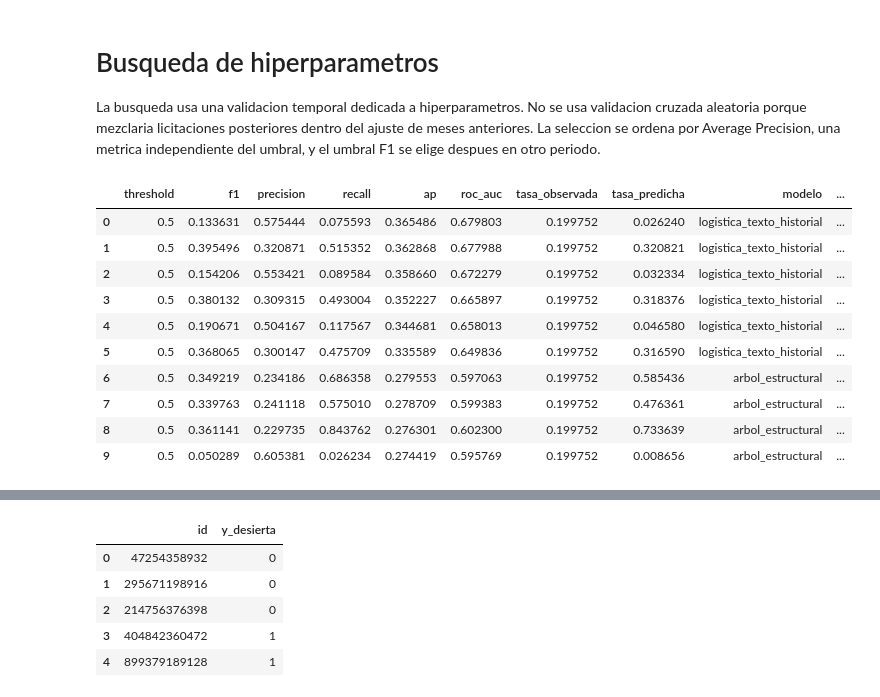
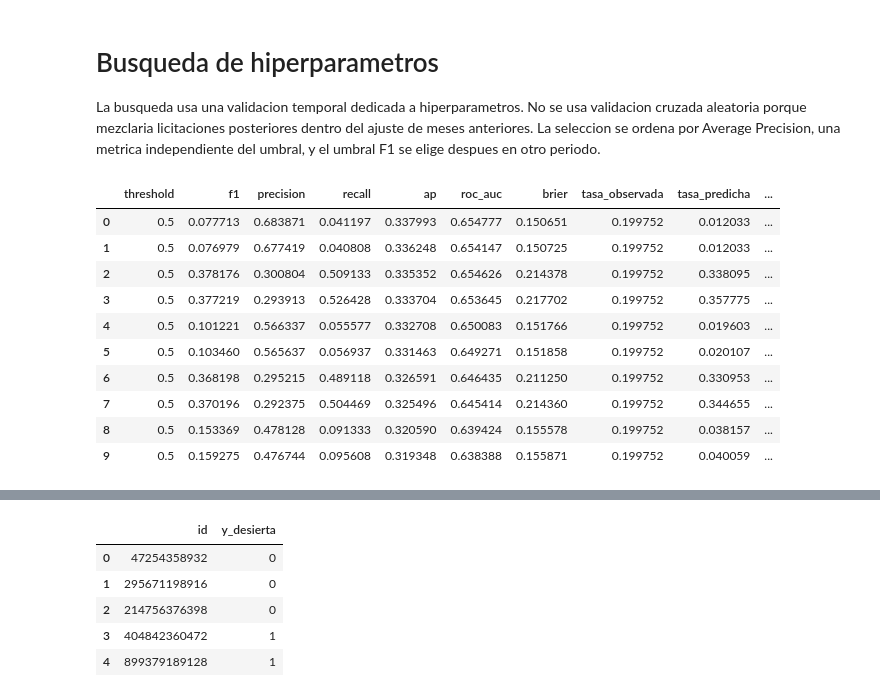
Before and after one commit to EduardoPerezMir/Tarea-2-ML, a Jupyter notebook: Pregunta2.ipynb, the cells around one changed output, grey strips where cells are left out. Saved outputs shown, nothing was run; the diff lists cells and outputs as text; code cells hidden in the pictures.

```diff
--- a/Pregunta2.ipynb
+++ b/Pregunta2.ipynb
@@ -604,6 +658,7 @@ def metricas_con_umbral(y_true, proba, threshold=0.5):
         "recall": recall_score(y_true, pred, zero_division=0),
         "ap": average_precision_score(y_true, proba),
         "roc_auc": roc_auc_score(y_true, proba),
+        "brier": brier_score_loss(y_true, proba),
         "tasa_observada": y_true.mean(),
         "tasa_predicha": pred.mean(),
         "matriz_confusion": confusion_matrix(y_true, pred)
@@ -650,11 +705,11 @@ modelos_base = {
         ("pre", preprocesamiento_estructural),
         ("clf", clasificador_logistico())
     ]),
-    "logistica_texto_sin_historial": Pipeline([
+    "logistica_texto_sin_conteos": Pipeline([
         ("pre", preprocesamiento_sin_historial),
         ("clf", clasificador_logistico())
     ]),
-    "logistica_texto_historial": Pipeline([
+    "logistica_texto_conteos": Pipeline([
         ("pre", preprocesamiento_full),
         ("clf", clasificador_logistico())
     ])
@@ -684,59 +739,73 @@ tabla_base
 La busqueda usa una validacion temporal dedicada a hiperparametros. No se usa validacion cruzada aleatoria porque mezclaria licitaciones posteriores dentro del ajuste de meses anteriores. La seleccion se ordena por Average Precision, una metrica independiente del umbral, y el umbral F1 se elige despues en otro periodo.
 # %%
 grillas = {
+    "logistica_estructural": {
+        "modelo": modelos_base["logistica_estructural"],
+        "params": {
+            "clf__C": [0.3, 1.0, 3.0],
+            "clf__class_weight": [None, "balanced"]
+        }
+    },
+    "logistica_texto_sin_conteos": {
+        "modelo": modelos_base["logistica_texto_sin_conteos"],
+        "params": {
+            "clf__C": [0.3, 1.0, 3.0],
+            "clf__class_weight": [None, "balanced"]
+        }
+    },
+    "logistica_texto_conteos": {
+        "modelo": modelos_base["logistica_texto_conteos"],
+        "params": {
+            "clf__C": [0.3, 1.0, 3.0],
+            "clf__class_weight": [None, "balanced"]
+        }
+    },
     "arbol_estructural": {
         "modelo": modelos_base["arbol_estructural"],
         "params": {
             "clf__max_depth": [6, 10, 14, 18],
             "clf__min_samples_leaf": [50, 100, 200],
-            "clf__class_weight": [None, "balanced"]
-        }
-    },
-    "logistica_texto_historial": {
-        "modelo": modelos_base["logistica_texto_historial"],
-        "params": {
-            "clf__C": [0.3, 1.0, 3.0],
             "clf__class_weight": [None, "balanced"]
         }
     }
 }
 
 resultados_busqueda = []
 
 for nombre, spec in grillas.items():
     for params in ParameterGrid(spec["params"]):
         candidato = clone(spec["modelo"]).set_params(**params)
         resultado = evaluar_pipeline(
             nombre,
             candidato,
             X_train_modelos,
             y_train_modelos,
             X_val_hparam,
             y_val_hparam
         )
         resultado["params"] = params
         resultados_busqueda.append(resultado)
 
 tabla_busqueda = (
     pd.DataFrame(resultados_busqueda)
     .drop(columns=["pipeline", "matriz_confusion"])
     .sort_values("ap", ascending=False)
     .reset_index(drop=True)
 )
 
 tabla_busqueda.head(10)
 # %% [output]
-|  | threshold | f1 | precision | recall | ap | roc_auc | tasa_observada | tasa_predicha | modelo | ... |
-| 0 | 0.5 | 0.133631 | 0.575444 | 0.075593 | 0.365486 | 0.679803 | 0.199752 | 0.026240 | logistica_texto_historial | ... |
-| 1 | 0.5 | 0.395496 | 0.320871 | 0.515352 | 0.362868 | 0.677988 | 0.199752 | 0.320821 | logistica_texto_historial | ... |
-| 2 | 0.5 | 0.154206 | 0.553421 | 0.089584 | 0.358660 | 0.672279 | 0.199752 | 0.032334 | logistica_texto_historial | ... |
-| 3 | 0.5 | 0.380132 | 0.309315 | 0.493004 | 0.352227 | 0.665897 | 0.199752 | 0.318376 | logistica_texto_historial | ... |
-| 4 | 0.5 | 0.190671 | 0.504167 | 0.117567 | 0.344681 | 0.658013 | 0.199752 | 0.046580 | logistica_texto_historial | ... |
-| 5 | 0.5 | 0.368065 | 0.300147 | 0.475709 | 0.335589 | 0.649836 | 0.199752 | 0.316590 | logistica_texto_historial | ... |
-| 6 | 0.5 | 0.349219 | 0.234186 | 0.686358 | 0.279553 | 0.597063 | 0.199752 | 0.585436 | arbol_estructural | ... |
-| 7 | 0.5 | 0.339763 | 0.241118 | 0.575010 | 0.278709 | 0.599383 | 0.199752 | 0.476361 | arbol_estructural | ... |
-| 8 | 0.5 | 0.361141 | 0.229735 | 0.843762 | 0.276301 | 0.602300 | 0.199752 | 0.733639 | arbol_estructural | ... |
-| 9 | 0.5 | 0.050289 | 0.605381 | 0.026234 | 0.274419 | 0.595769 | 0.199752 | 0.008656 | arbol_estructural | ... |
+|  | threshold | f1 | precision | recall | ap | roc_auc | brier | tasa_observada | tasa_predicha | ... |
+| 0 | 0.5 | 0.077713 | 0.683871 | 0.041197 | 0.337993 | 0.654777 | 0.150651 | 0.199752 | 0.012033 | ... |
+| 1 | 0.5 | 0.076979 | 0.677419 | 0.040808 | 0.336248 | 0.654147 | 0.150725 | 0.199752 | 0.012033 | ... |
+| 2 | 0.5 | 0.378176 | 0.300804 | 0.509133 | 0.335352 | 0.654626 | 0.214378 | 0.199752 | 0.338095 | ... |
+| 3 | 0.5 | 0.377219 | 0.293913 | 0.526428 | 0.333704 | 0.653645 | 0.217702 | 0.199752 | 0.357775 | ... |
+| 4 | 0.5 | 0.101221 | 0.566337 | 0.055577 | 0.332708 | 0.650083 | 0.151766 | 0.199752 | 0.019603 | ... |
+| 5 | 0.5 | 0.103460 | 0.565637 | 0.056937 | 0.331463 | 0.649271 | 0.151858 | 0.199752 | 0.020107 | ... |
+| 6 | 0.5 | 0.368198 | 0.295215 | 0.489118 | 0.326591 | 0.646435 | 0.211250 | 0.199752 | 0.330953 | ... |
+| 7 | 0.5 | 0.370196 | 0.292375 | 0.504469 | 0.325496 | 0.645414 | 0.214360 | 0.199752 | 0.344655 | ... |
+| 8 | 0.5 | 0.153369 | 0.478128 | 0.091333 | 0.320590 | 0.639424 | 0.155578 | 0.199752 | 0.038157 | ... |
+| 9 | 0.5 | 0.159275 | 0.476744 | 0.095608 | 0.319348 | 0.638388 | 0.155871 | 0.199752 | 0.040059 | ... |
 # %%
 mejor_idx = int(pd.DataFrame(resultados_busqueda)["ap"].idxmax())
 mejor_resultado_hparam = resultados_busqueda[mejor_idx]
```
Also changed, not shown: parts of 17 cells of this notebook, 2 other files.
